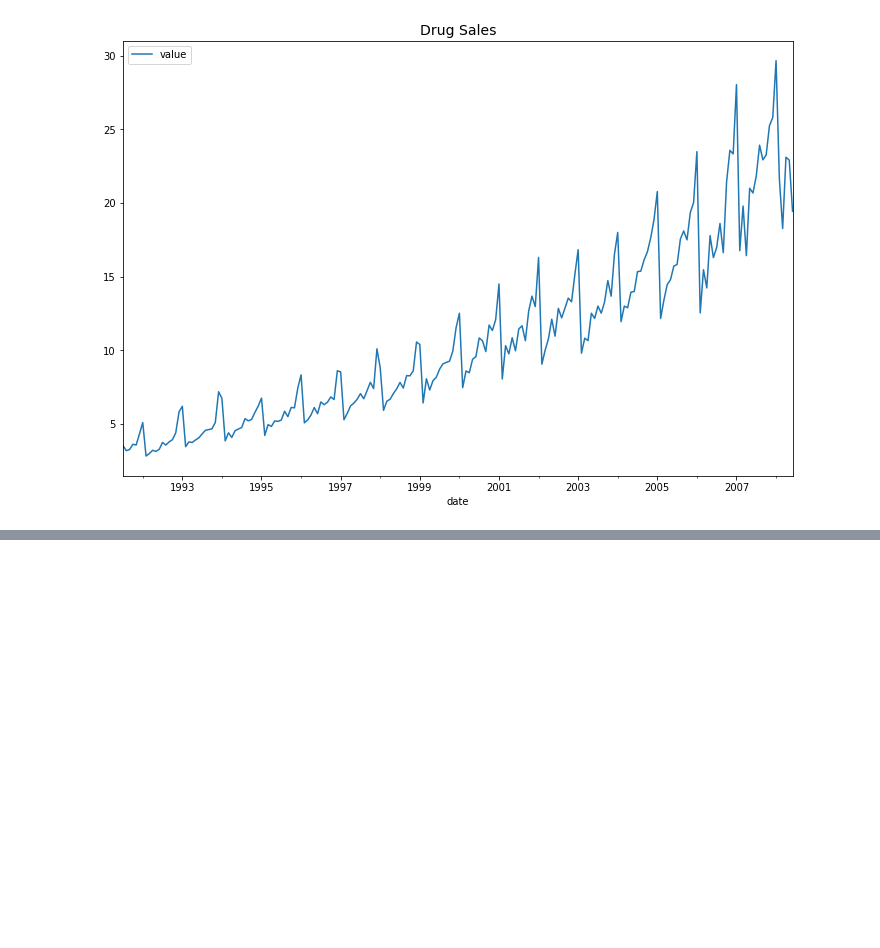
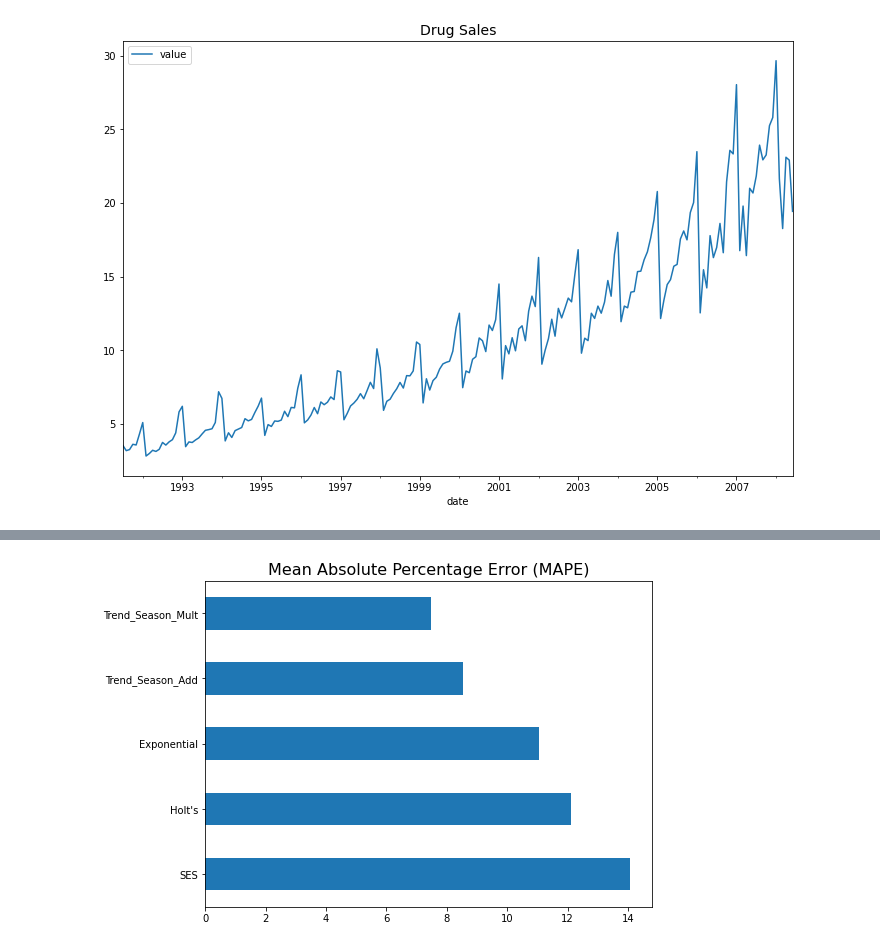
Before and after one commit to sejii93/class2022Spring, a Jupyter notebook: Exponential_Smoothing_ipynb의_사본.ipynb, the cells around one changed output, grey strips where cells are left out. Saved outputs shown, nothing was run; the diff lists cells and outputs as text; code cells hidden in the pictures; blank space fills up the shorter version.

```diff
--- a/Exponential_Smoothing_ipynb의_사본.ipynb
+++ b/Exponential_Smoothing_ipynb의_사본.ipynb
@@ -64,0 +126,6 @@ TypeError: ignored
+# %%
+# multiplicative model for increasing seasonal variation
+fit7 = HWES(df_train,
+             seasonal_periods=12,
+             trend='add',
+             seasonal='mul').fit(optimized=True, use_brute=True)
@@ -64,0 +231,4 @@ TypeError: ignored
+# %%
+## number of observations in training set
+T = df_train.shape[0]
+print(T)
@@ -64,0 +293,24 @@ TypeError: ignored
+# %%
+## Combining all metrics together
+def eval_all(y_test, y_pred, T, model):
+    sse = SSE(y_test, y_pred)
+    mse = MSE(y_test, y_pred)
+    rmse = RMSE(y_test, y_pred)
+    me = ME(y_test, y_pred)
+    mae = MAE(y_test, y_pred)
+    mpe = MPE(y_test, y_pred)
+    mape = MAPE(y_test, y_pred)
+    aic = AIC(y_test, y_pred, T, model)
+    sbc = SBC(y_test, y_pred, T, model)
+    apc = APC(y_test, y_pred, T, model)
+    adj_r2 = ADJ_R2(y_test, y_pred, T, model)
+
+    return [sse, mse, rmse, me, mae, mpe, mape, aic, sbc, apc, adj_r2]
+# %%
+eval_all_df = pd.DataFrame(
+    {'SES': eval_all(y_test, forecast_1, T, fit1),
+    "Holt's": eval_all(y_test, forecast_2, T, fit2),
+    'Exponential': eval_all(y_test, forecast_3, T, fit3),
+    'Trend_Season_Add': eval_all(y_test, forecast_6, T, fit6),
+    'Trend_Season_Mult': eval_all(y_test, forecast_7, T, fit7)}
+    , index=['SSE', 'MSE', 'RMSE', 'ME', 'MAE', 'MPE', 'MAPE', 'AIC', 'SBC', 'APC', 'Adj_R2'])
@@ -64,0 +337,7 @@ TypeError: ignored
+# %%
+# horizontal bar chart
+eval_all_df.loc['MAPE', :].plot(kind='barh', figsize=[8, 6])
+plt.title('Mean Absolute Percentage Error (MAPE)', fontsize=16)
+plt.show()
+# %% [output]
+[figure, added]
```
Also changed, not shown: parts of 21 cells of this notebook.
